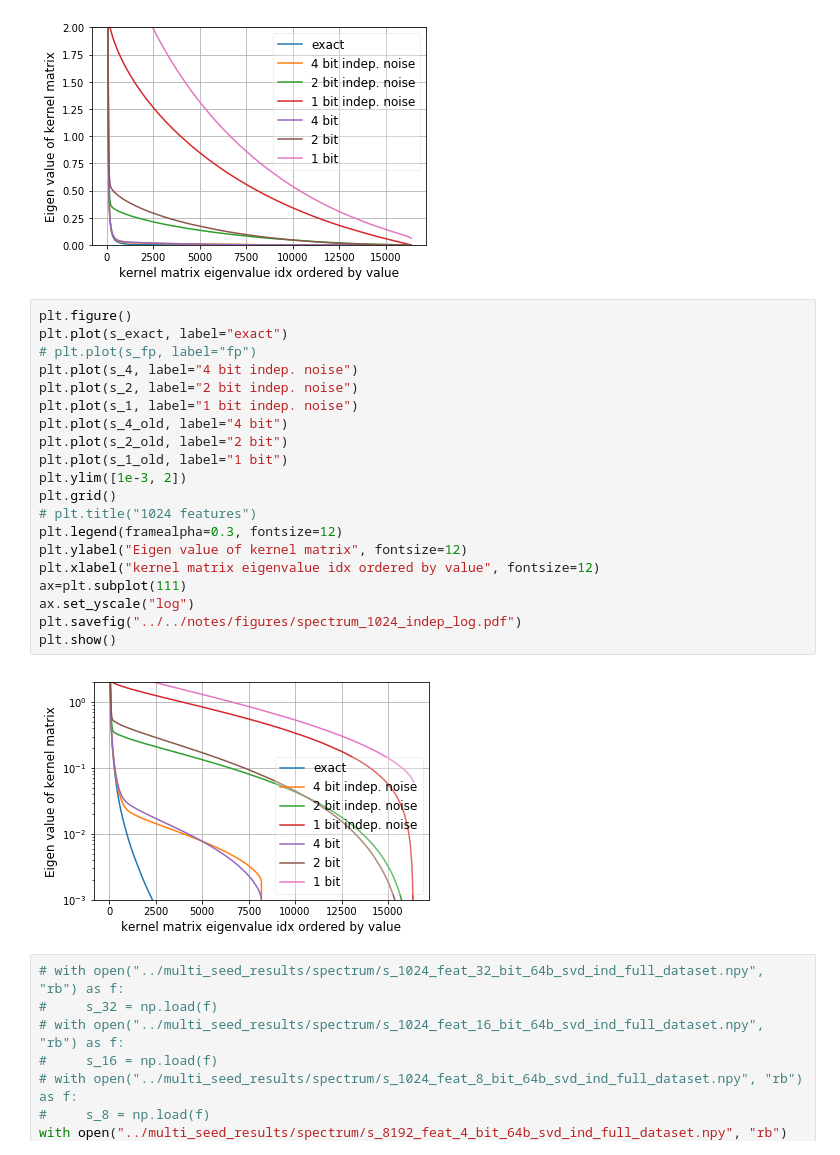
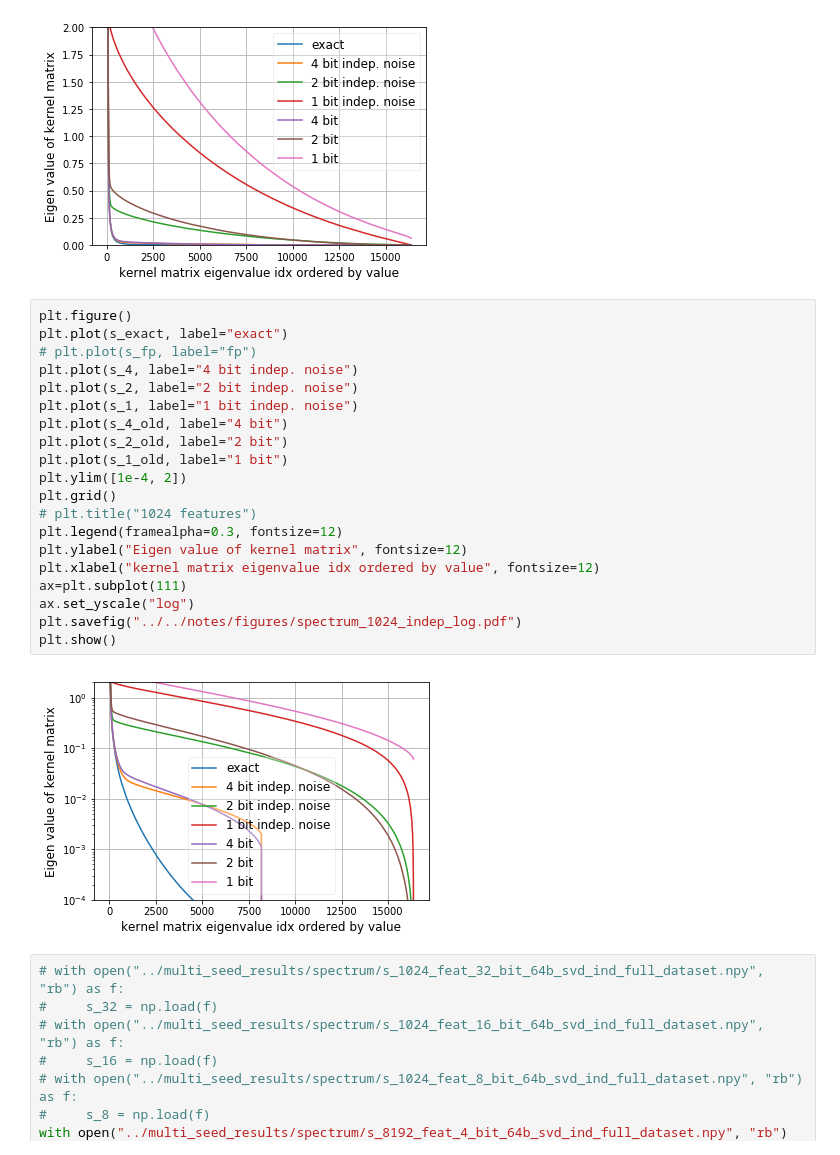
Before and after one commit to JianGoForIt/lp_rffs, a Jupyter notebook: kernel_reg/notebook/Census-Kernel-Ridge-Regression-RFF-Spectrum-64bit-svd-independent-randomness.ipynb, the cells around one changed output. Cells and saved outputs as stored; diff of their text form.

```diff
--- a/kernel_reg/notebook/Census-Kernel-Ridge-Regression-RFF-Spectrum-64bit-svd-independent-randomness.ipynb
+++ b/kernel_reg/notebook/Census-Kernel-Ridge-Regression-RFF-Spectrum-64bit-svd-independent-randomness.ipynb
@@ -492,25 +492,25 @@ plt.show()
 # %%
 plt.figure()
 plt.plot(s_exact, label="exact")
 # plt.plot(s_fp, label="fp")
 plt.plot(s_4, label="4 bit indep. noise")
 plt.plot(s_2, label="2 bit indep. noise")
 plt.plot(s_1, label="1 bit indep. noise")
 plt.plot(s_4_old, label="4 bit")
 plt.plot(s_2_old, label="2 bit")
 plt.plot(s_1_old, label="1 bit")
-plt.ylim([1e-3, 2])
+plt.ylim([1e-4, 2])
 plt.grid()
 # plt.title("1024 features")
 plt.legend(framealpha=0.3, fontsize=12)
 plt.ylabel("Eigen value of kernel matrix", fontsize=12)
 plt.xlabel("kernel matrix eigenvalue idx ordered by value", fontsize=12)
 ax=plt.subplot(111)
 ax.set_yscale("log")
 plt.savefig("../../notes/figures/spectrum_1024_indep_log.pdf")
 plt.show()
 # %% [output]
-[figure, old version]
+[figure, new version]
 # %%
 # with open("../multi_seed_results/spectrum/s_1024_feat_32_bit_64b_svd_ind_full_dataset.npy", "rb") as f:
 #     s_32 = np.load(f)
```
Also changed, not shown: 4 other files.
